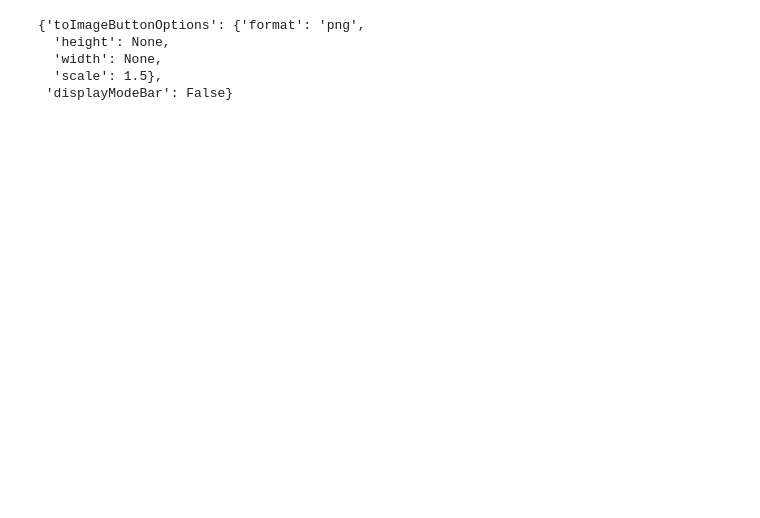
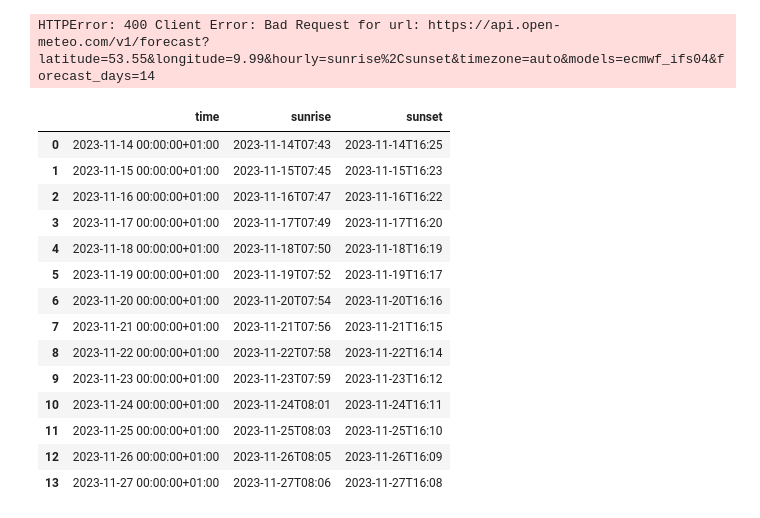
Before and after one commit to guidocioni/point_wx, a Jupyter notebook: src/test.ipynb, the cells around one changed output. Cells and saved outputs as stored; diff of their text form; code cells hidden in the pictures; blank space fills up the shorter version.

```diff
--- a/src/test.ipynb
+++ b/src/test.ipynb
@@ -87,8 +112,0 @@ images_config.update(dict(displayModeBar=False))
-# %%
-{**images_config, 'displayModeBar': False}
-# %% [output]
-{'toImageButtonOptions': {'format': 'png',
-  'height': None,
-  'width': None,
-  'scale': 1.5},
- 'displayModeBar': False}
@@ -94,0 +117,6 @@ images_config.update(dict(displayModeBar=False))
+# %%
+sun = get_forecast_data(model='ecmwf_ifs04',
+                         variables="sunrise,sunset",
+                         forecast_days=14)
+# %% [output]
+HTTPError: 400 Client Error: Bad Request for url: https://api.open-meteo.com/v1/forecast?latitude=53.55&longitude=9.99&hourly=sunrise%2Csunset&timezone=auto&models=ecmwf_ifs04&forecast_days=14
@@ -94,0 +151,19 @@ images_config.update(dict(displayModeBar=False))
+# %%
+sun = get_forecast_daily_data(variables='sunrise,sunset',
+                              forecast_days=14)
+# %% [output]
+|  | time | sunrise | sunset |
+| 0 | 2023-11-14 00:00:00+01:00 | 2023-11-14T07:43 | 2023-11-14T16:25 |
+| 1 | 2023-11-15 00:00:00+01:00 | 2023-11-15T07:45 | 2023-11-15T16:23 |
+| 2 | 2023-11-16 00:00:00+01:00 | 2023-11-16T07:47 | 2023-11-16T16:22 |
+| 3 | 2023-11-17 00:00:00+01:00 | 2023-11-17T07:49 | 2023-11-17T16:20 |
+| 4 | 2023-11-18 00:00:00+01:00 | 2023-11-18T07:50 | 2023-11-18T16:19 |
+| 5 | 2023-11-19 00:00:00+01:00 | 2023-11-19T07:52 | 2023-11-19T16:17 |
+| 6 | 2023-11-20 00:00:00+01:00 | 2023-11-20T07:54 | 2023-11-20T16:16 |
+| 7 | 2023-11-21 00:00:00+01:00 | 2023-11-21T07:56 | 2023-11-21T16:15 |
+| 8 | 2023-11-22 00:00:00+01:00 | 2023-11-22T07:58 | 2023-11-22T16:14 |
+| 9 | 2023-11-23 00:00:00+01:00 | 2023-11-23T07:59 | 2023-11-23T16:12 |
+| 10 | 2023-11-24 00:00:00+01:00 | 2023-11-24T08:01 | 2023-11-24T16:11 |
+| 11 | 2023-11-25 00:00:00+01:00 | 2023-11-25T08:03 | 2023-11-25T16:10 |
+| 12 | 2023-11-26 00:00:00+01:00 | 2023-11-26T08:05 | 2023-11-26T16:09 |
+| 13 | 2023-11-27 00:00:00+01:00 | 2023-11-27T08:06 | 2023-11-27T16:08 |
```
Also changed, not shown: parts of 11 cells of this notebook, 4 other files.
